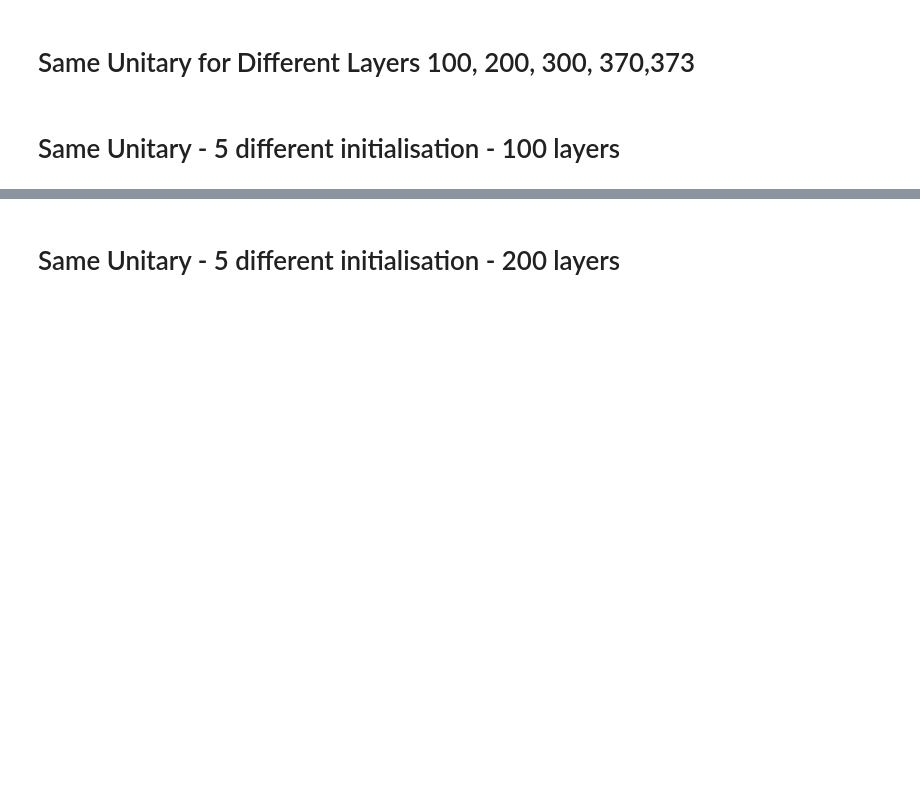
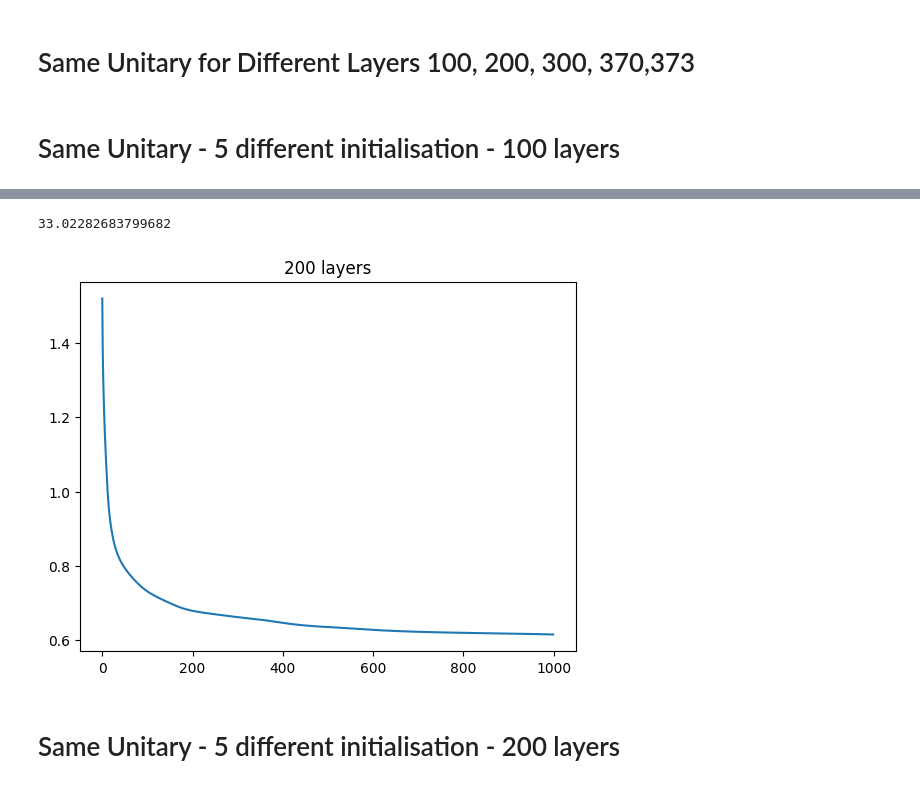
Before and after one commit to janani-652/PSI-Essay, a Jupyter notebook: 6 qubit systems_for_graphs.ipynb, the cells around one changed output, grey strips where cells are left out. Saved outputs shown, nothing was run; the diff lists cells and outputs as text; code cells hidden in the pictures; blank space fills up the shorter version.

```diff
--- a/6 qubit systems_for_graphs.ipynb
+++ b/6 qubit systems_for_graphs.ipynb
@@ -471,3 +480,11 @@ NameError: name 'unitary_group' is not defined
+# %%
+load1 = np.load('layers_200_5diffinitial_0.npy')
+plt.plot(np.log10(load1))
+plt.title("200 layers")
+Uerr[0]
+# %% [output]
+33.02282683799682
+[figure, added]
 # %% [markdown]
 # Same Unitary - 5 different initialisation - 200 layers
 # %%
```
Also changed, not shown: parts of 7 cells of this notebook.
